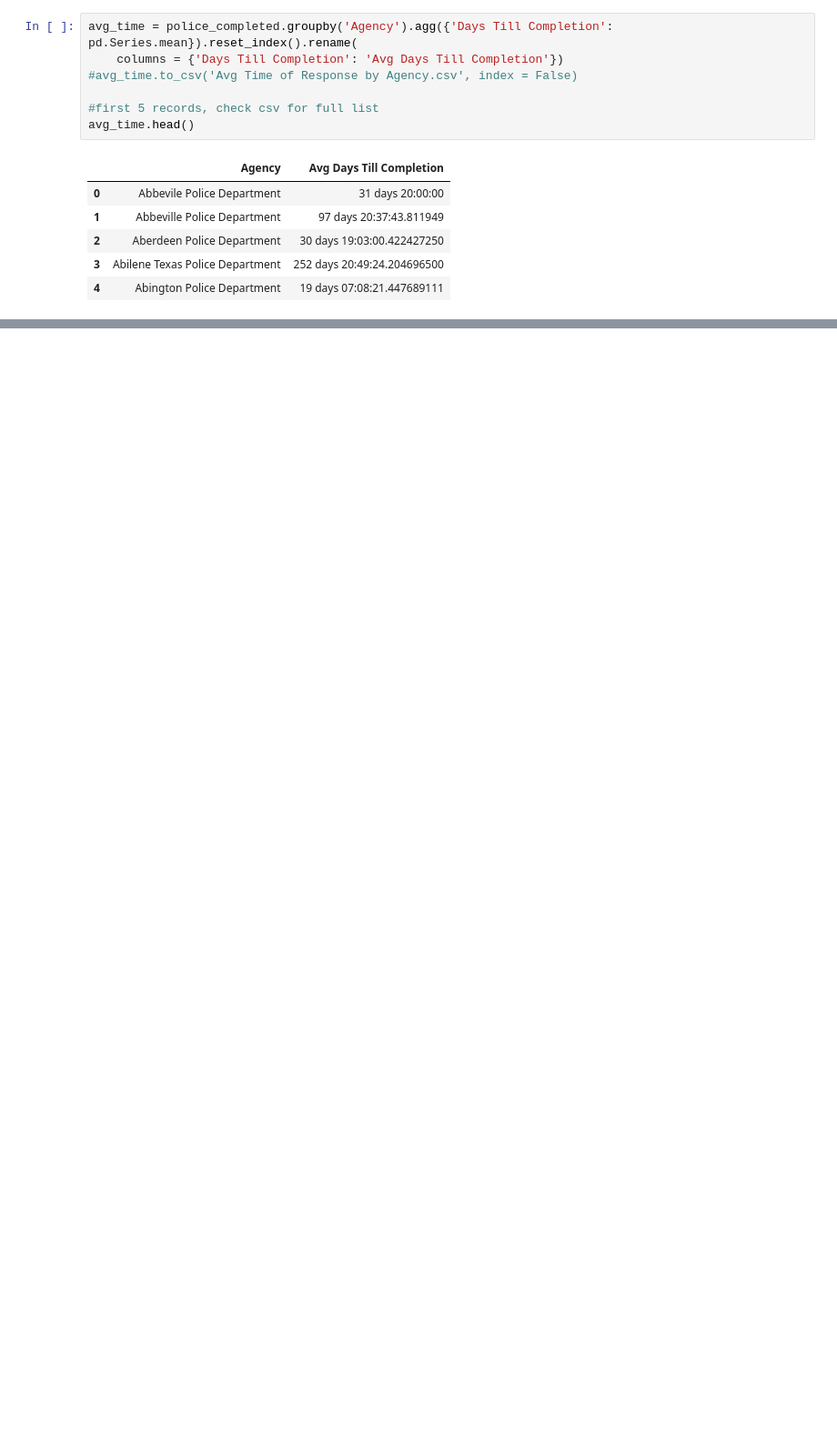
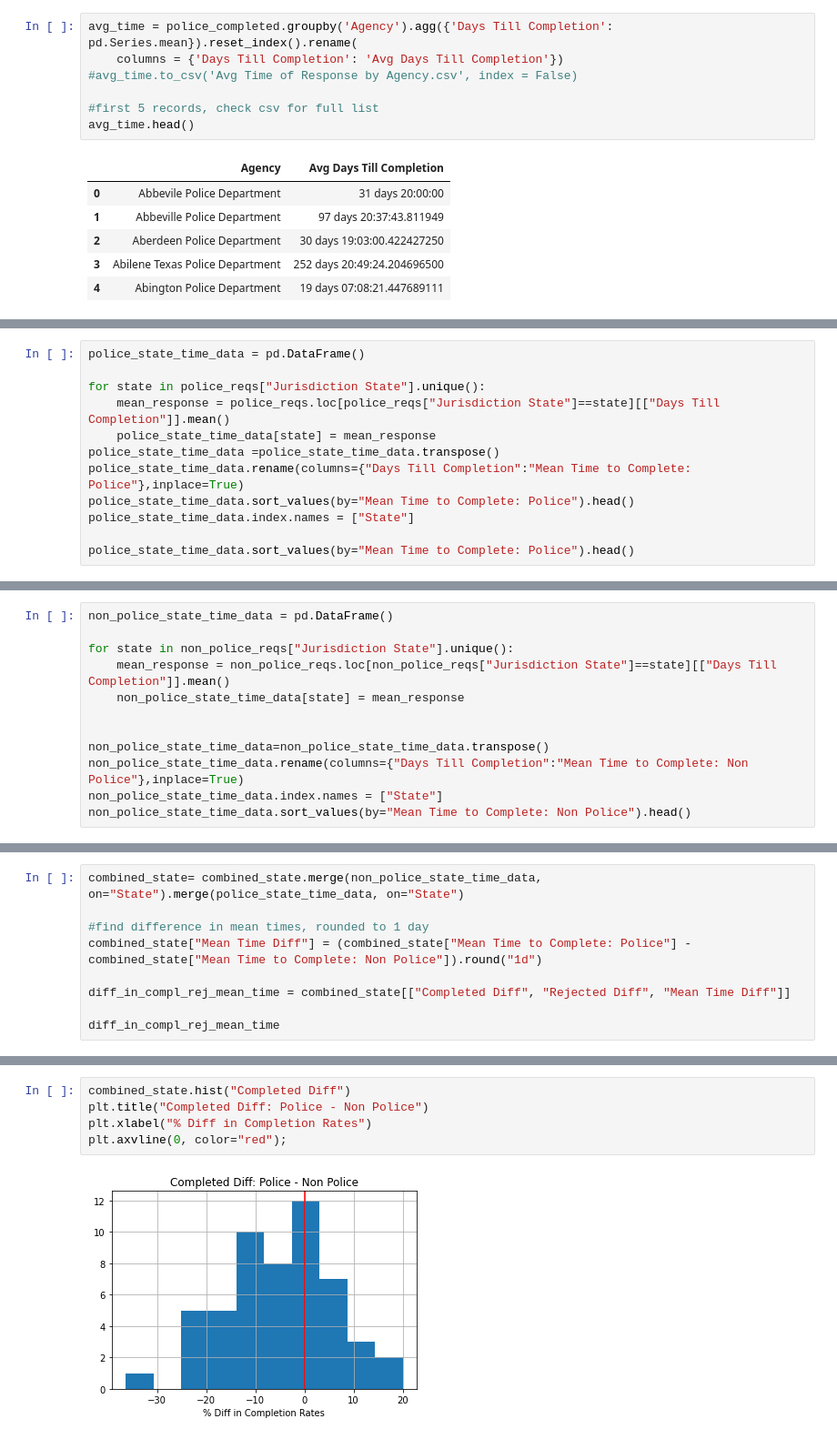
Before and after one commit to emile-66/muckrock_data, a Jupyter notebook: muckrock_requests_analysis.ipynb, the cells around one changed output, grey strips where cells are left out. Shown at 91% size. Drawn from its saved outputs; the diff is of its cells as text; blank space fills up the shorter version.

Commit message:
combined notebooks

```diff
--- a/muckrock_requests_analysis.ipynb
+++ b/muckrock_requests_analysis.ipynb
@@ -202,0 +292,12 @@ non_police_status.head()
+# %%
+police_state_time_data = pd.DataFrame()
+
+for state in police_reqs["Jurisdiction State"].unique():
+    mean_response = police_reqs.loc[police_reqs["Jurisdiction State"]==state][["Days Till Completion"]].mean()
+    police_state_time_data[state] = mean_response
+police_state_time_data =police_state_time_data.transpose()
+police_state_time_data.rename(columns={"Days Till Completion":"Mean Time to Complete: Police"},inplace=True)
+police_state_time_data.sort_values(by="Mean Time to Complete: Police").head()
+police_state_time_data.index.names = ["State"]
+
+police_state_time_data.sort_values(by="Mean Time to Complete: Police").head()
@@ -202,0 +314,12 @@ non_police_status.head()
+# %%
+non_police_state_time_data = pd.DataFrame()
+
+for state in non_police_reqs["Jurisdiction State"].unique():
+    mean_response = non_police_reqs.loc[non_police_reqs["Jurisdiction State"]==state][["Days Till Completion"]].mean()
+    non_police_state_time_data[state] = mean_response
+
+
+non_police_state_time_data=non_police_state_time_data.transpose()
+non_police_state_time_data.rename(columns={"Days Till Completion":"Mean Time to Complete: Non Police"},inplace=True)
+non_police_state_time_data.index.names = ["State"]
+non_police_state_time_data.sort_values(by="Mean Time to Complete: Non Police").head()
@@ -202,0 +337,9 @@ non_police_status.head()
+# %%
+combined_state= combined_state.merge(non_police_state_time_data, on="State").merge(police_state_time_data, on="State")
+
+#find difference in mean times, rounded to 1 day
+combined_state["Mean Time Diff"] = (combined_state["Mean Time to Complete: Police"] - combined_state["Mean Time to Complete: Non Police"]).round("1d")
+
+diff_in_compl_rej_mean_time = combined_state[["Completed Diff", "Rejected Diff", "Mean Time Diff"]]
+
+diff_in_compl_rej_mean_time
@@ -202,0 +369,7 @@ non_police_status.head()
+# %%
+combined_state.hist("Completed Diff")
+plt.title("Completed Diff: Police - Non Police")
+plt.xlabel("% Diff in Completion Rates")
+plt.axvline(0, color="red");
+# %% [output]
+[figure, added]
```
Also changed, not shown: parts of 25 cells of this notebook.
